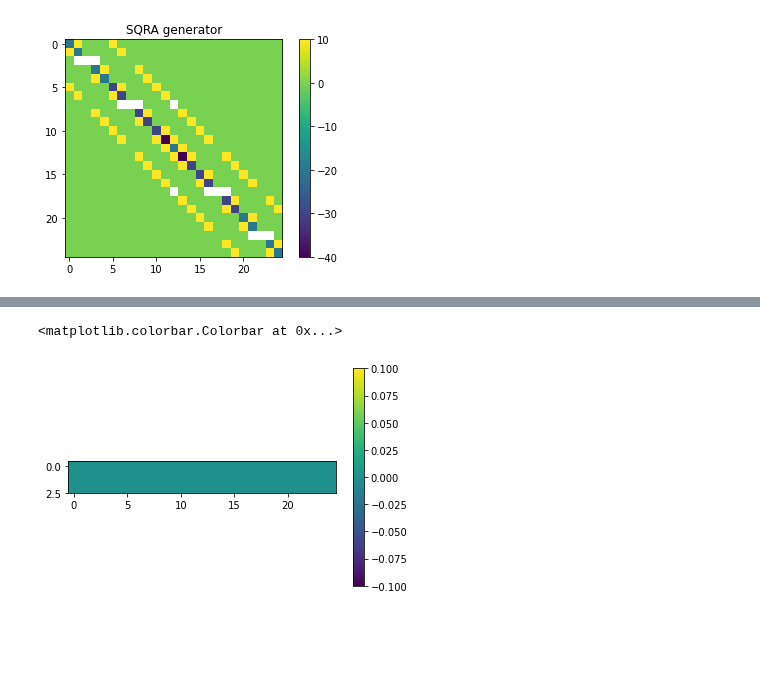
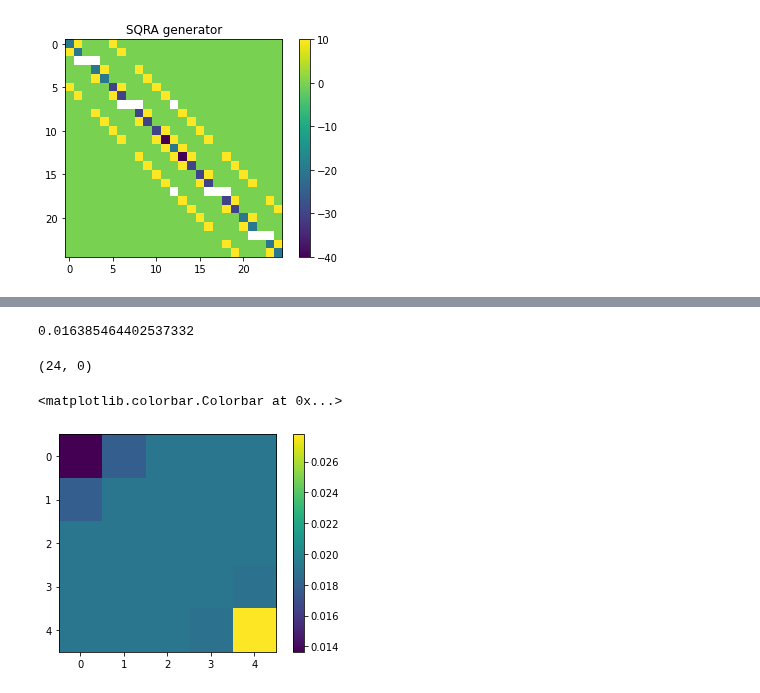
Before and after one commit to axsk/augmented-jump-chain, a Jupyter notebook: study_flat.ipynb, the cells around one changed output, grey strips where cells are left out. Drawn from its saved outputs; the diff is of its cells as text; code cells hidden in the pictures; blank space fills up the shorter version.

Commit message:
added adjoint, sqra derivative, rprop

```diff
--- a/study_flat.ipynb
+++ b/study_flat.ipynb
@@ -161,0 +198,6 @@ np.abs(o_h.x).sum() * o_h.penalty
+# %%
+import ode
+Qs = [s_p.Q] * 3
+us = [s_p.u] * 3
+dts = [1,1,1]
+hpa = ode.finite_time_hitting_prob_adjoint(Qs, dts, us, nquad=100)
@@ -162,6 +217,15 @@ np.abs(o_h.x).sum() * o_h.penalty
+# %%
+o, du = hpa.min_and_derivative()
+o
+# %% [output]
+0.016385464402537332
+# %%
+hpa.activei, hpa.activej
+# %% [output]
+(24, 0)
 # %%
-plt.imshow(o_h.x.reshape((nt, ny* nx)))
+plt.imshow(du.reshape(nx,ny))
 plt.colorbar()
 # %% [output]
 <matplotlib.colorbar.Colorbar at 0x...>
-[figure, old version]
+[figure, new version]
```
Also changed, not shown: parts of 45 cells of this notebook, 3 other files.
